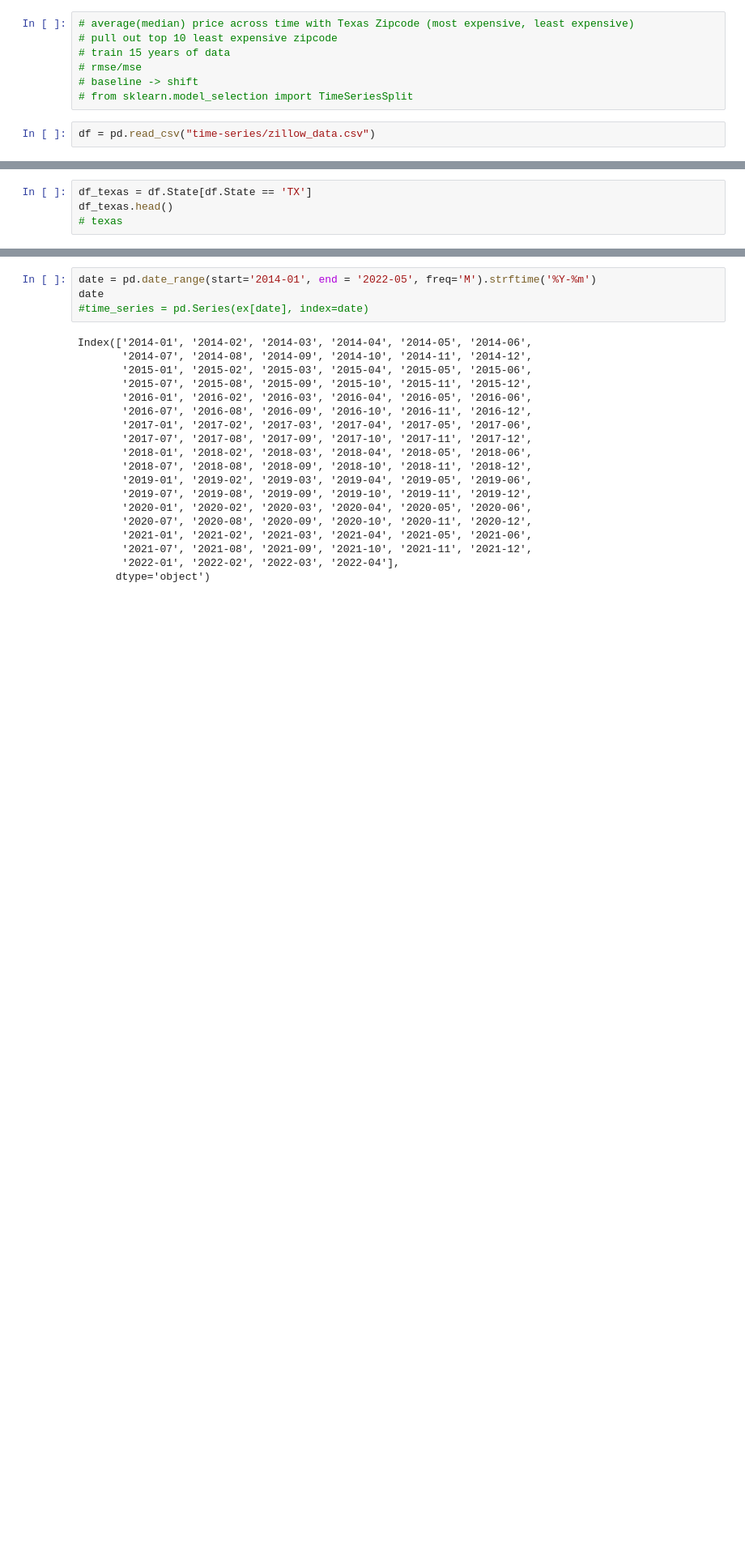
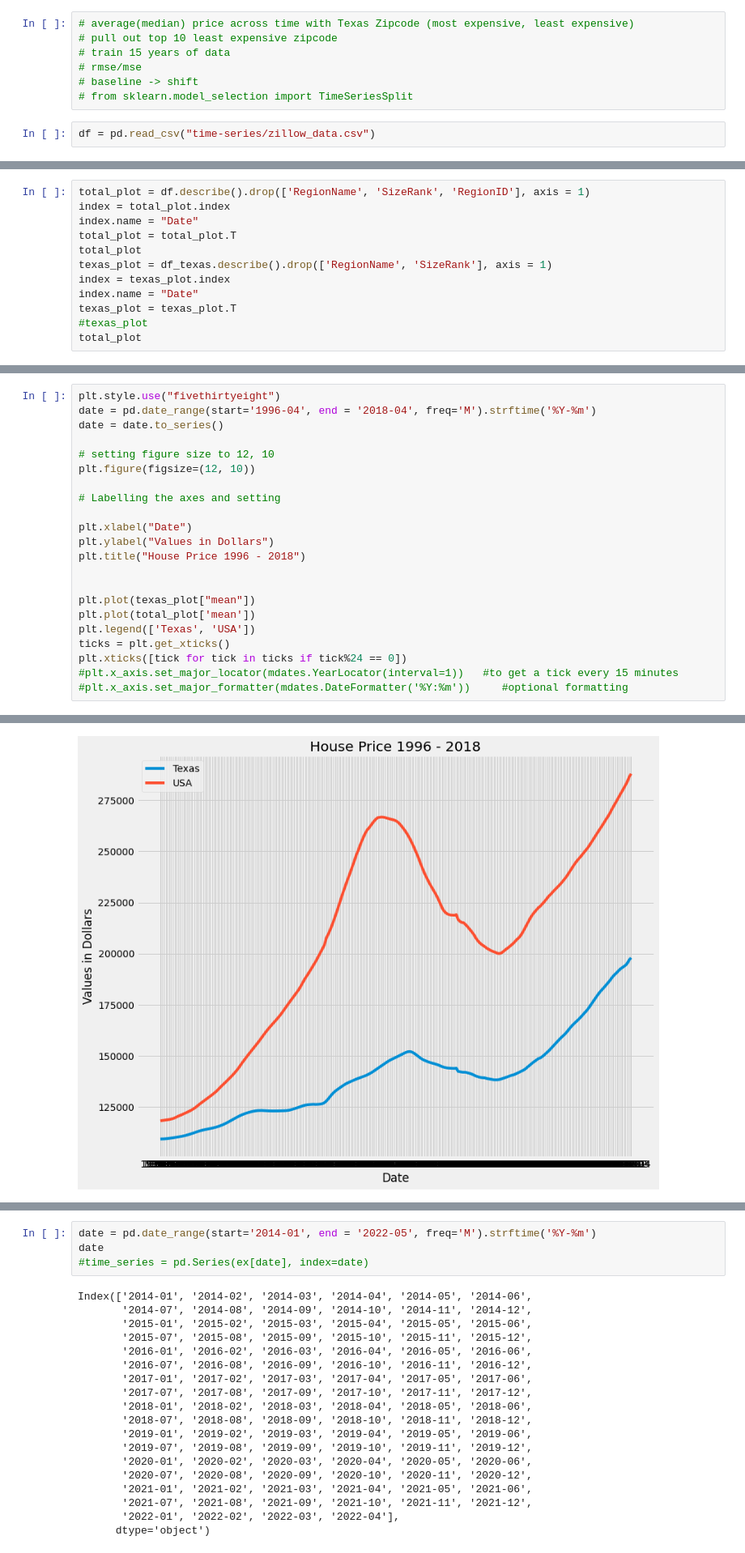
Before and after one commit to WoojinJun/zipcode_investment, a Jupyter notebook: scratch-notebook.ipynb, the cells around one changed output, grey strips where cells are left out. Shown: that part at 81% size. Cells and saved outputs as stored; diff of their text form; blank space fills up the shorter version.

```diff
--- a/scratch-notebook.ipynb
+++ b/scratch-notebook.ipynb
@@ -60,4 +48,0 @@ df.describe()
-# %%
-df_texas = df.State[df.State == 'TX']
-df_texas.head()
-# texas
@@ -87,0 +49,12 @@ df1.sort_values('RegionID')
+# %%
+total_plot = df.describe().drop(['RegionName', 'SizeRank', 'RegionID'], axis = 1)
+index = total_plot.index
+index.name = "Date"
+total_plot = total_plot.T
+total_plot
+texas_plot = df_texas.describe().drop(['RegionName', 'SizeRank'], axis = 1)
+index = texas_plot.index
+index.name = "Date"
+texas_plot = texas_plot.T
+#texas_plot
+total_plot
@@ -87,0 +75,23 @@ df1.sort_values('RegionID')
+# %%
+plt.style.use("fivethirtyeight")
+date = pd.date_range(start='1996-04', end = '2018-04', freq='M').strftime('%Y-%m')
+date = date.to_series()
+
+# setting figure size to 12, 10
+plt.figure(figsize=(12, 10))
+
+# Labelling the axes and setting
+
+plt.xlabel("Date")
+plt.ylabel("Values in Dollars")
+plt.title("House Price 1996 - 2018")
+
+
+plt.plot(texas_plot["mean"])
+plt.plot(total_plot['mean'])
+plt.legend(['Texas', 'USA'])
+ticks = plt.get_xticks()
+plt.xticks([tick for tick in ticks if tick%24 == 0])
+#plt.x_axis.set_major_locator(mdates.YearLocator(interval=1))   #to get a tick every 15 minutes
+#plt.x_axis.set_major_formatter(mdates.DateFormatter('%Y:%m'))     #optional formatting
+# %% [output]
@@ -87,0 +99 @@ df1.sort_values('RegionID')
+[figure, added]
```
Also changed, not shown: parts of 14 cells of this notebook.
